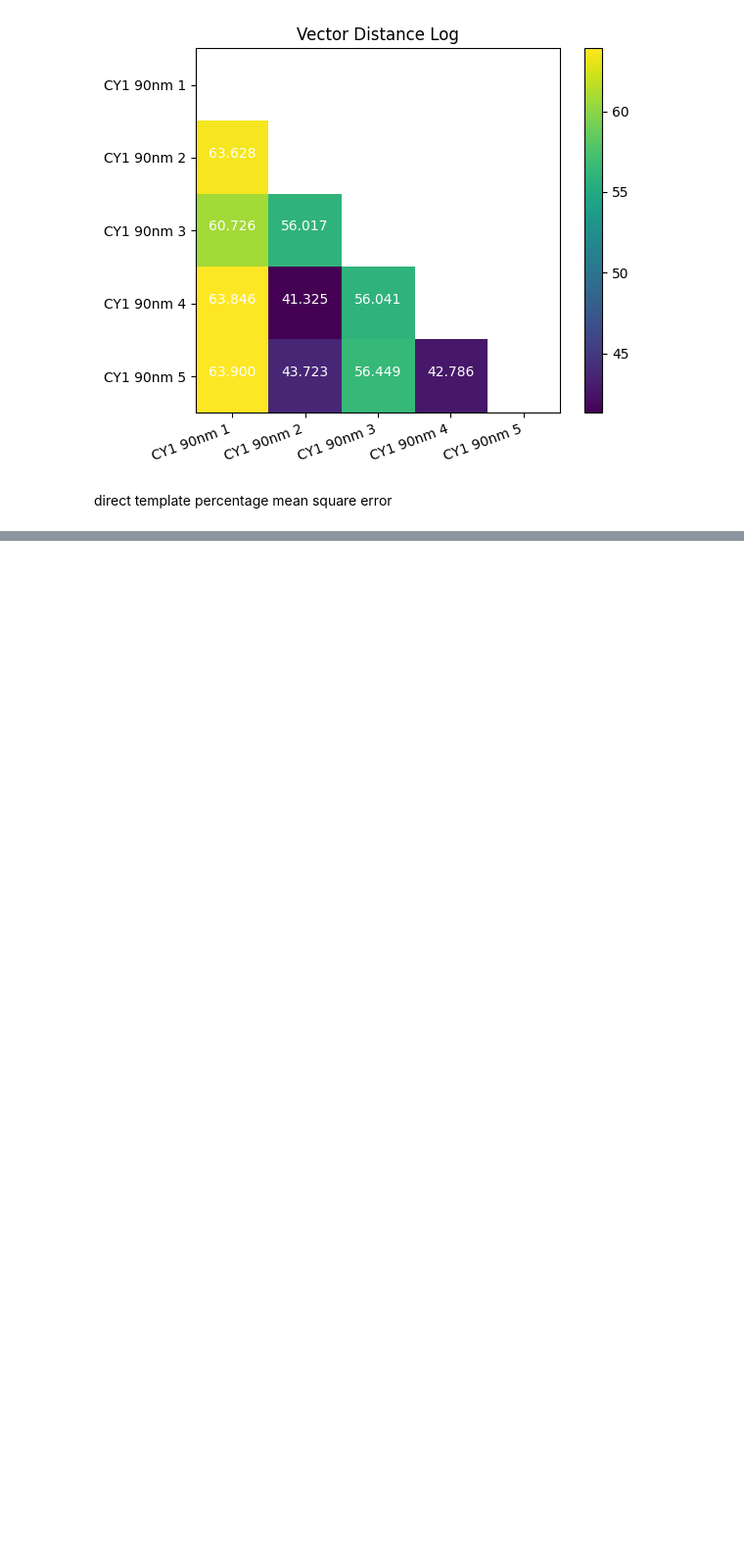
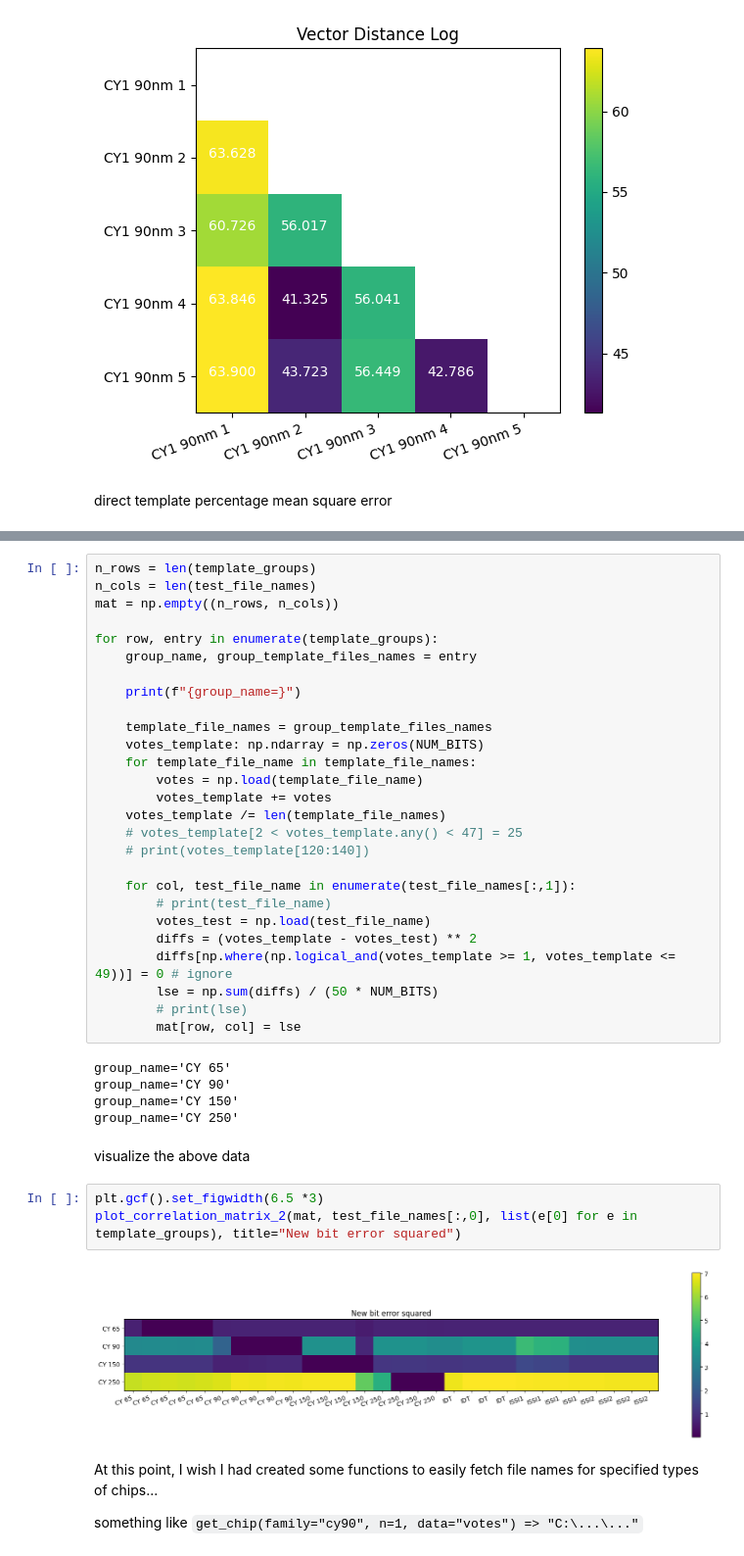
Before and after one commit to ihalseide/sram-fingerprint, a Jupyter notebook: analysis/izak_notebook.ipynb, the cells around one changed output, grey strips where cells are left out. Shown at 98% size. Cells and saved outputs as stored; diff of their text form; blank space fills up the shorter version.

````diff
--- a/analysis/izak_notebook.ipynb
+++ b/analysis/izak_notebook.ipynb
@@ -3106,0 +3180,43 @@ C:\Users\ihals\OneDrive - Colostate\RAM_Lab\Senior_Design\Data\ISSI2-5\RT-60s-50
+# %%
+n_rows = len(template_groups)
+n_cols = len(test_file_names)
+mat = np.empty((n_rows, n_cols))
+
+for row, entry in enumerate(template_groups):
+    group_name, group_template_files_names = entry
+
+    print(f"{group_name=}")
+
+    template_file_names = group_template_files_names
+    votes_template: np.ndarray = np.zeros(NUM_BITS)
+    for template_file_name in template_file_names:
+        votes = np.load(template_file_name)
+        votes_template += votes
+    votes_template /= len(template_file_names)
+    # votes_template[2 < votes_template.any() < 47] = 25
+    # print(votes_template[120:140])
+
+    for col, test_file_name in enumerate(test_file_names[:,1]):
+        # print(test_file_name)
+        votes_test = np.load(test_file_name)
+        diffs = (votes_template - votes_test) ** 2
+        diffs[np.where(np.logical_and(votes_template >= 1, votes_template <= 49))] = 0 # ignore
+        lse = np.sum(diffs) / (50 * NUM_BITS)
+        # print(lse)
+        mat[row, col] = lse
+# %% [output]
+group_name='CY 65'
+group_name='CY 90'
+group_name='CY 150'
+group_name='CY 250'
+# %% [markdown]
+visualize the above data
+# %%
+plt.gcf().set_figwidth(6.5 *3)
+plot_correlation_matrix_2(mat, test_file_names[:,0], list(e[0] for e in template_groups), title="New bit error squared")
+# %% [output]
+[figure, added]
+# %% [markdown]
+At this point, I wish I had created some functions to easily fetch file names for specified types of chips...
+
+something like ```get_chip(family="cy90", n=1, data="votes") => "C:\...\..."```
````
Also changed, not shown: parts of 13 cells of this notebook.
